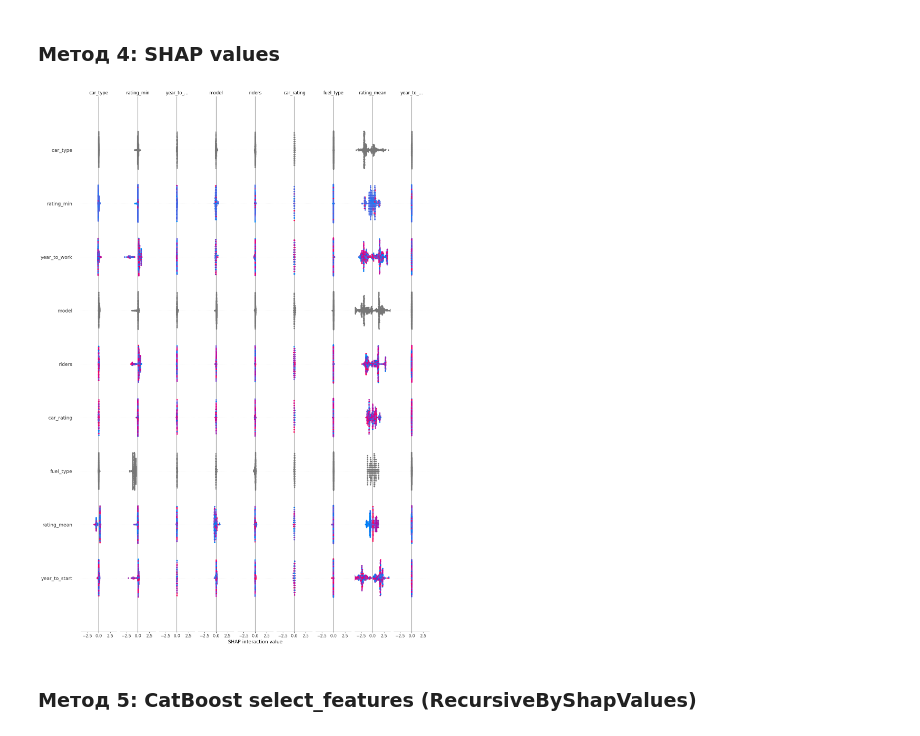
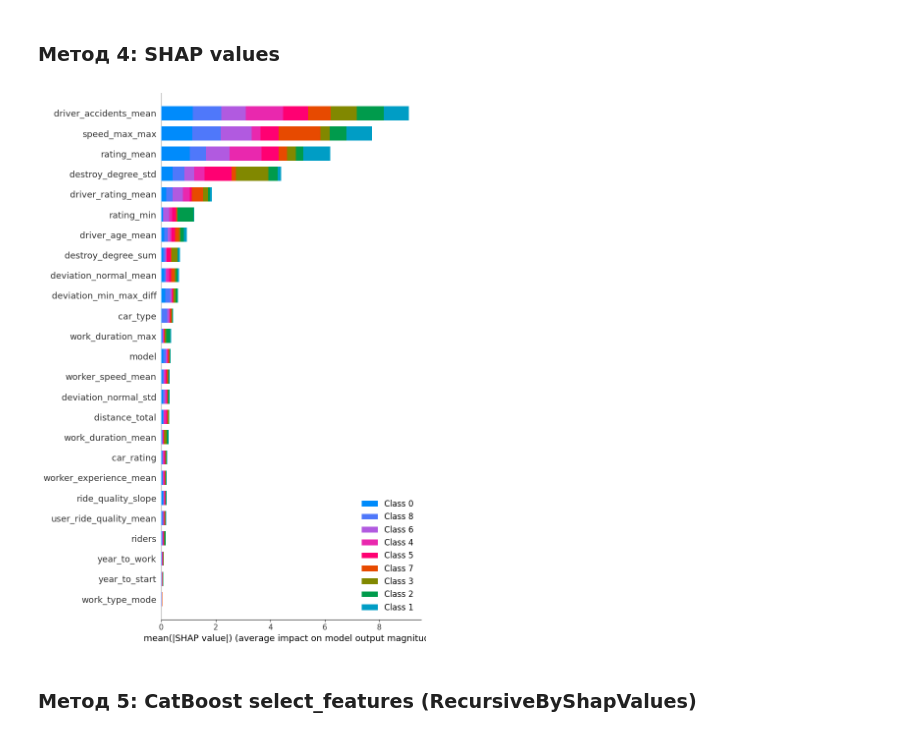
Before and after one commit to Katrin-Pochtar/Kaggle, a Jupyter notebook: Почтар_Катрин_Викторовна_Соревновательный_DS.ipynb, the cells around one changed output. Cells and saved outputs as stored; diff of their text form; code cells hidden in the pictures.

```diff
--- a/Почтар_Катрин_Викторовна_Соревновательный_DS.ipynb
+++ b/Почтар_Катрин_Викторовна_Соревновательный_DS.ipynb
@@ -520,11 +520,11 @@ CatBoost Feature Importance:
 # %%
 explainer = shap.TreeExplainer(model)
 val_dataset = Pool(data=X_test, label=y_test,
 cat_features=cat_cols)
 shap_values = explainer.shap_values(val_dataset)
-shap.summary_plot(shap_values, X_test, max_display = 25)
+shap.summary_plot(shap_values, X_test, plot_type="bar", max_display=25)
 # %% [output]
-[figure, old version]
+[figure, new version]
 # %% [markdown]
 ### Метод 5: CatBoost select_features (RecursiveByShapValues)
 # %%
```
